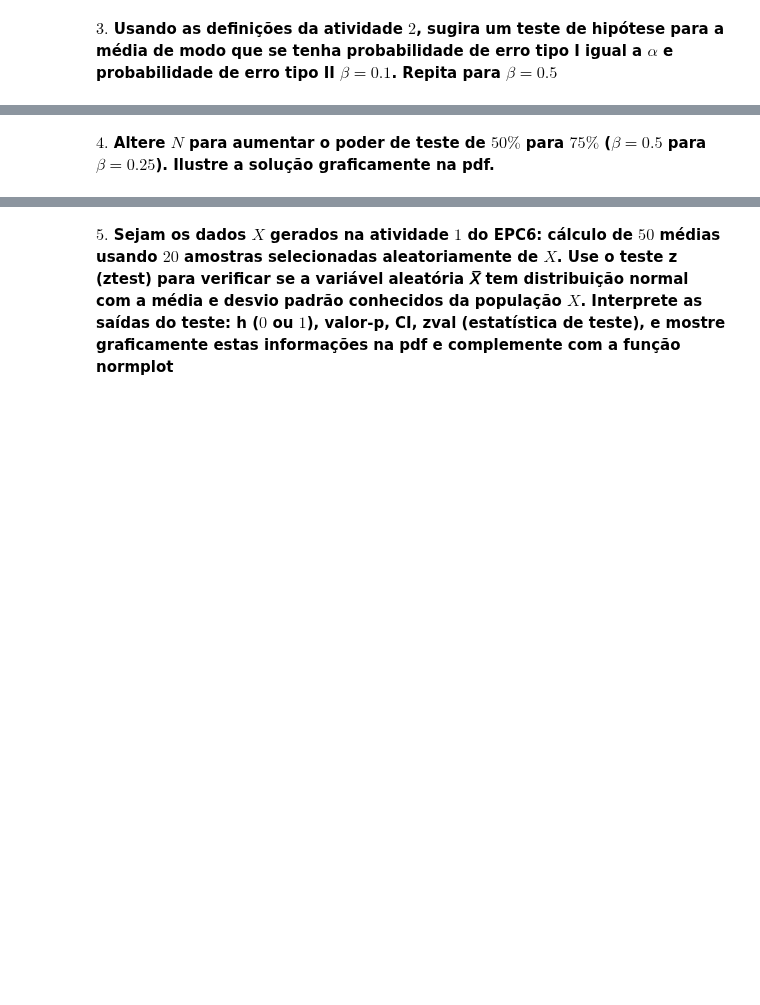
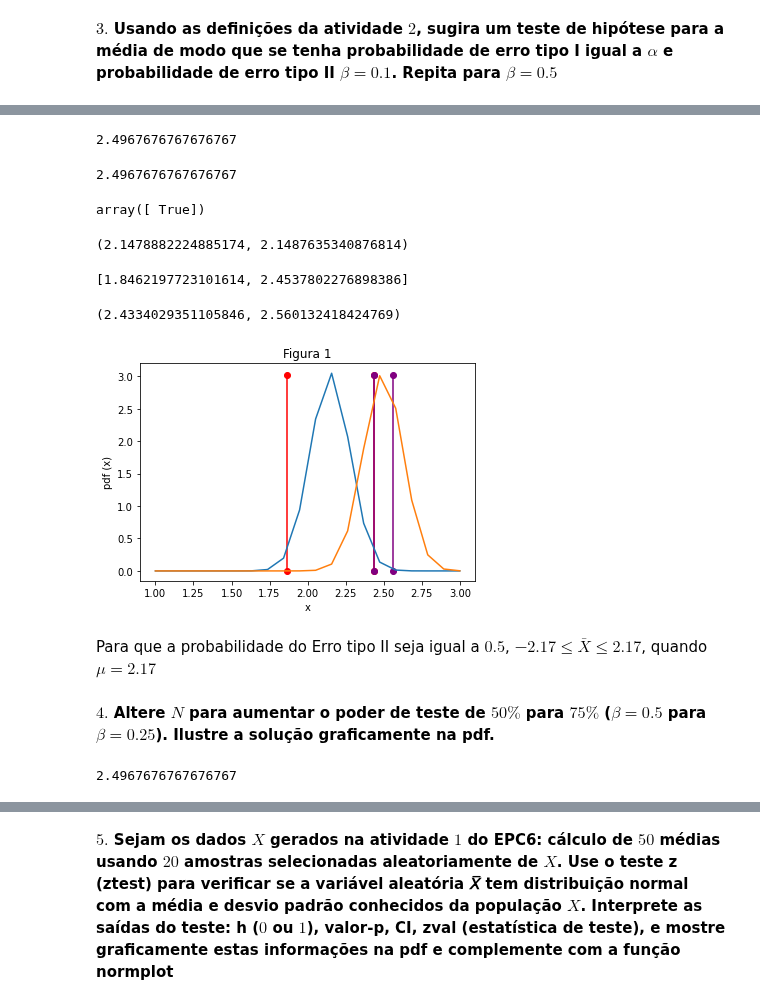
Before and after one commit to ifribeiro/TEI-EstApl, a Jupyter notebook: EPC7.ipynb, the cells around one changed output, grey strips where cells are left out. Cells and saved outputs as stored; diff of their text form; code cells hidden in the pictures; blank space fills up the shorter version.

```diff
--- a/EPC7.ipynb
+++ b/EPC7.ipynb
@@ -70,2 +74,5 @@ ax.set_ylabel("pdf (x)");
 # %% [markdown]
 **$3.$ Usando as definições da atividade $2$, sugira um teste de hipótese para a média de modo que se tenha probabilidade de erro tipo I igual a $\alpha$ e probabilidade de erro tipo II $\beta = 0.1$. Repita para $\beta = 0.5$**
+# %%
+muS = np.mean(X_sample)
+muS
@@ -71,0 +85,4 @@ ax.set_ylabel("pdf (x)");
+# %%
+z1 = (ci[0]-muS)/std_a
+z2 = (ci[1]-muS)/std_a
+z1,z2
@@ -71,0 +161,8 @@ ax.set_ylabel("pdf (x)");
+# %%
+# pz do limite inferior p/ que o alpha seja igual a 0.03 (0.015 de um lado e de outro)
+pz_a2 = norm.ppf(0.015)
+novo_ci2 = [0,0]
+novoZ2 = pz_a2
+novo_ci2[0] = novoZ2*std_a+np.mean(X_sample).round(2)
+novo_ci2[1] = -novoZ2*std_a+np.mean(X_sample).round(2)
+novo_ci2
@@ -72,2 +183,62 @@ ax.set_ylabel("pdf (x)");
+# %%
+# novo_alpha=0.5
+# novo_n = 900
+# novo_stda = np.std(X)/np.sqrt(novo_n)
+possiveis_mu = np.linspace(2.46,2.59,100)
+for pmu in possiveis_mu:
+    rg_b2 = CI(muX=pmu, sigma=std_a, alpha=0.03, n=20)
+    z1 = (rg_b2[0]-novo_ci2[1])/std_a
+    pbeta = norm.cdf(z1)
+    if (np.isclose([0.5], [np.round(pbeta,3)])):
+        print(pmu)
+        break
+# %% [output]
+2.4967676767676767
+# %%
+pmu
+# %% [output]
+2.4967676767676767
+# %%
+np.isclose([0.5], [0.])
+# %% [output]
+array([ True])
+# %%
+rg_b2
+# %% [output]
+(2.1478882224885174, 2.1487635340876814)
+# %%
+novo_ci2
+# %% [output]
+[1.8462197723101614, 2.4537802276898386]
+# %%
+rg_b2
+# %% [output]
+(2.4334029351105846, 2.560132418424769)
+# %%
+fig, ax = plt.subplots()
+
+lim_inf, lim_sup = [np.min(pdf), np.max(pdf)]
+
+o_x12, o_y12 = [novo_ci2[0], novo_ci2[0]], [lim_inf, lim_sup-0.02]
+t_x12, t_y12 = [novo_ci2[1], novo_ci2[1]], [lim_inf, lim_sup-0.02]
+
+one_x12, one_y12 = [rg_b2[0], rg_b2[0]], [lim_inf, lim_sup-0.02]
+two_x12, two_y12 = [rg_b2[1], rg_b2[1]], [lim_inf, lim_sup-0.02]
+ax.plot(o_x12, o_y12, t_x12, t_y12, marker = 'o', color='red')
+ax.plot(one_x12, one_y12, two_x12, two_y12, marker = 'o', color='purple')
+ax.plot(xis, pdf)
+pdf_2 = [norm.pdf(xi, loc=pmu, scale=std_a) for xi in xis]
+ax.plot(xis, pdf_2)
+ax.set_title("Figura 1")
+ax.set_xlabel("x")
+ax.set_ylabel("pdf (x)");
+# %% [output]
+[figure, added]
+# %% [markdown]
+Para que a probabilidade do Erro tipo II seja igual a $0.5$, $-2.17 \leq \bar{X} \leq 2.17$, quando $\mu=2.17$
 # %% [markdown]
 **$4.$ Altere $N$ para aumentar o poder de teste de $50\%$ para $75\%$ ($\beta = 0.5$ para $\beta = 0.25$). Ilustre a solução graficamente na pdf.**
+# %%
+pmu
+# %% [output]
+2.4967676767676767
```
Also changed, not shown: parts of 30 cells of this notebook.
